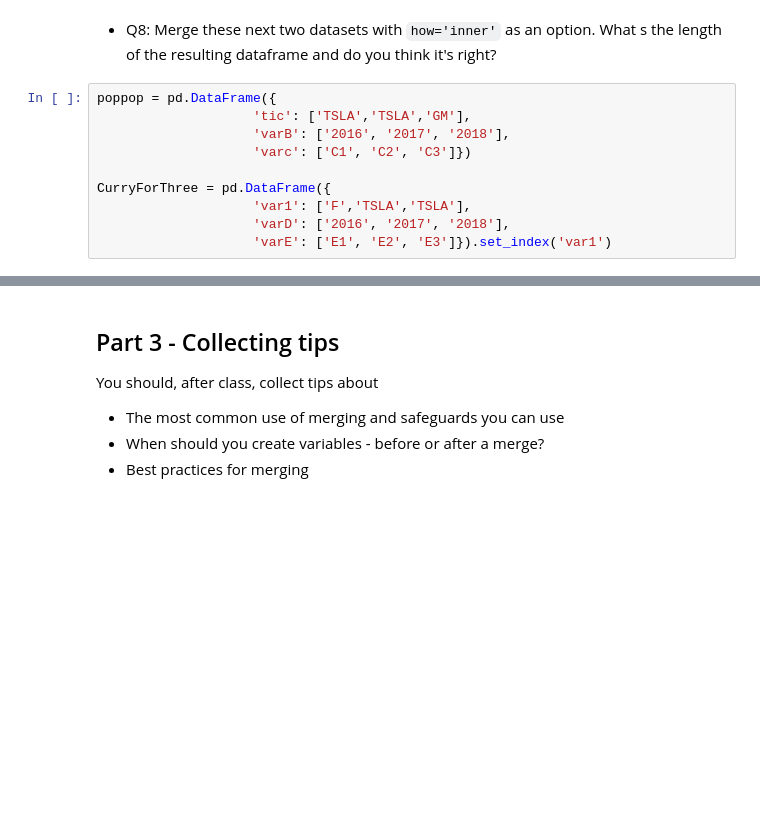
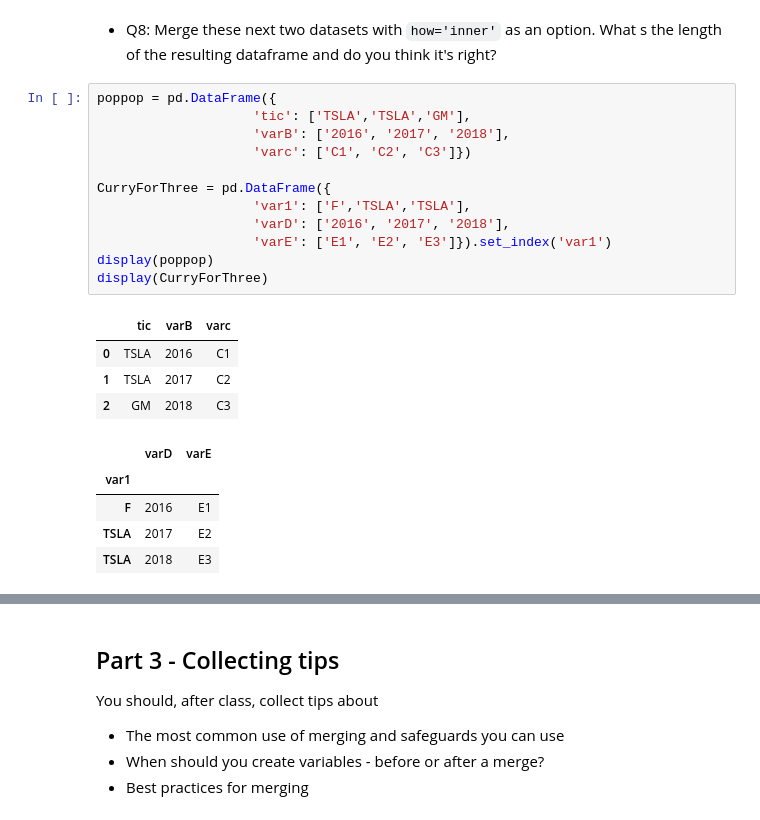
Before and after one commit to mikej3663/Class-Notes, a Jupyter notebook: Excersizes/Merging exercises.ipynb, the cells around one changed output, grey strips where cells are left out. Drawn from its saved outputs; the diff is of its cells as text; blank space fills up the shorter version.

```diff
--- a/Excersizes/Merging exercises.ipynb
+++ b/Excersizes/Merging exercises.ipynb
@@ -221,10 +261,22 @@ Now, let's add two more NBA themed datasets to the party:
 # %%
 poppop = pd.DataFrame({
                     'tic': ['TSLA','TSLA','GM'],
                     'varB': ['2016', '2017', '2018'],
                     'varc': ['C1', 'C2', 'C3']})
 
 CurryForThree = pd.DataFrame({
                     'var1': ['F','TSLA','TSLA'],
                     'varD': ['2016', '2017', '2018'],
                     'varE': ['E1', 'E2', 'E3']}).set_index('var1')
+display(poppop)
+display(CurryForThree)
+# %% [output]
+|  | tic | varB | varc |
+| 0 | TSLA | 2016 | C1 |
+| 1 | TSLA | 2017 | C2 |
+| 2 | GM | 2018 | C3 |
+|  | varD | varE |
+| var1 |  |  |
+| F | 2016 | E1 |
+| TSLA | 2017 | E2 |
+| TSLA | 2018 | E3 |
```
Also changed, not shown: parts of 6 cells of this notebook.
